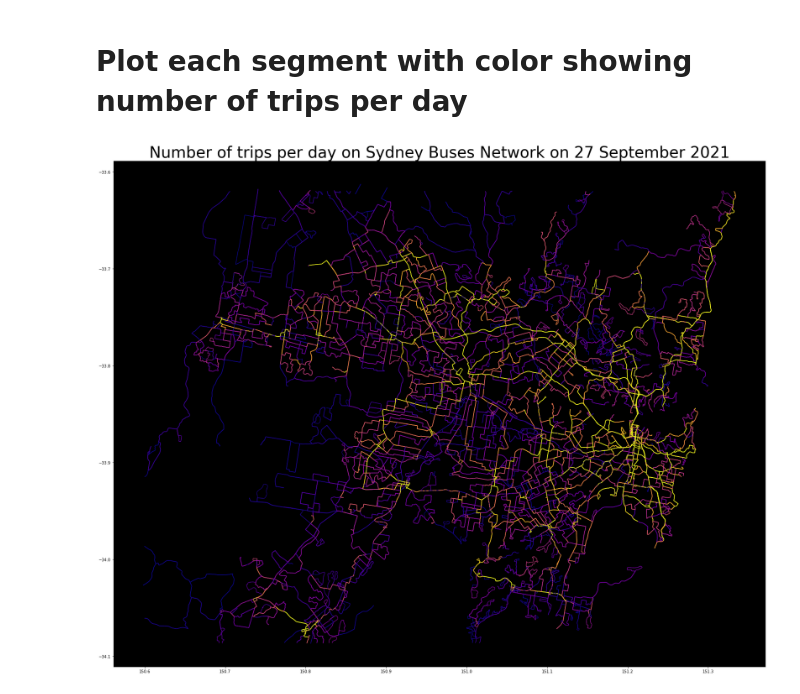
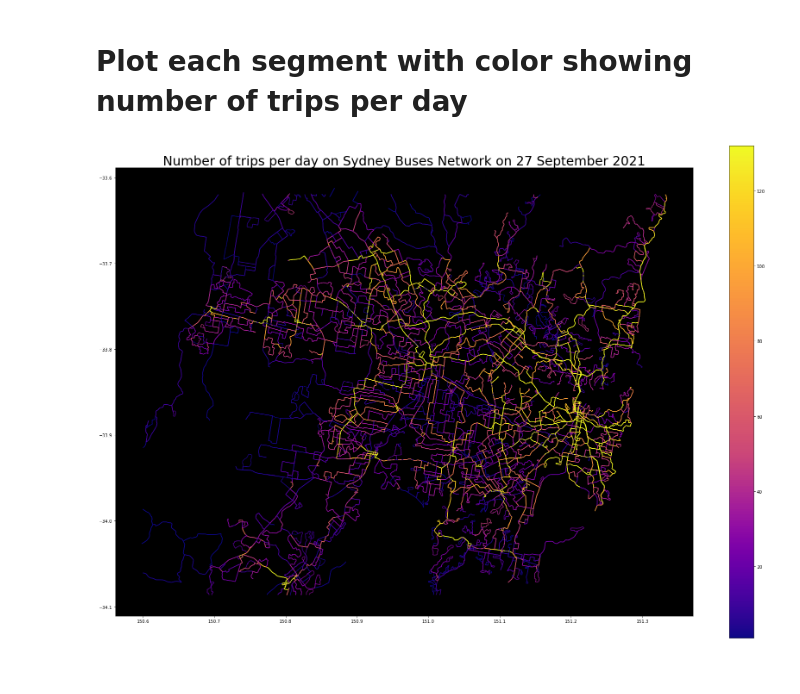
Before and after one commit to maxim75/data-visualization, a Jupyter notebook: notebooks/Trips per day on Sydney Buses Network.ipynb, the cells around one changed output. Saved outputs shown, nothing was run; the diff lists cells and outputs as text; code cells hidden in the pictures.

Commit message:
Trips per day on Sydney Buses Network

```diff
--- a/notebooks/Trips per day on Sydney Buses Network.ipynb
+++ b/notebooks/Trips per day on Sydney Buses Network.ipynb
@@ -217,28 +217,28 @@ segment_day_trips_gpd = gpd.GeoDataFrame(segment_day_trips.apply(get_line_string
 # %%
 vmin, vmax, vcenter = segment_day_trips_gpd["day_trips"].min(), segment_day_trips_gpd["day_trips"].quantile(.90), 50
 norm = TwoSlopeNorm(vmin=vmin, vcenter=vcenter, vmax=vmax)
 
-fig = plt.figure(figsize=(30,25))
+fig = plt.figure(figsize=(30,21))
 ax = plt.axes()
 ax.set(facecolor = "black")
 
 def limit_to_bounding_box(gdf, bounding_box):
     return gdf.cx[bounding_box["west"]:bounding_box["east"],bounding_box["south"]:bounding_box["north"]]
 
 # Greater Sydney bounding box
 sydney_bb = {
     "north": -33.62,
     "south": -34.086,
     "west": 150.6,
     "east": 151.38,
 }
 
 sydney_segment_day_trips_gpd = limit_to_bounding_box(segment_day_trips_gpd, sydney_bb)
 
-sydney_segment_day_trips_gpd.plot(ax=ax, cmap="plasma", column='day_trips', legend=False, norm=norm)
+sydney_segment_day_trips_gpd.plot(ax=ax, cmap="plasma", column='day_trips', legend=True, norm=norm)
 
-ax.set_title(f"Number of trips per day on Sydney Buses Network on {date:%d %B %Y}", fontsize=40)
+ax.set_title(f"Number of trips per day on Sydney Buses Network on {date:%d %B %Y}", fontsize=30)
 
 plt.savefig("Sydney Buses Network.jpeg")
 # %% [output]
-[figure, old version]
+[figure, new version]
```
